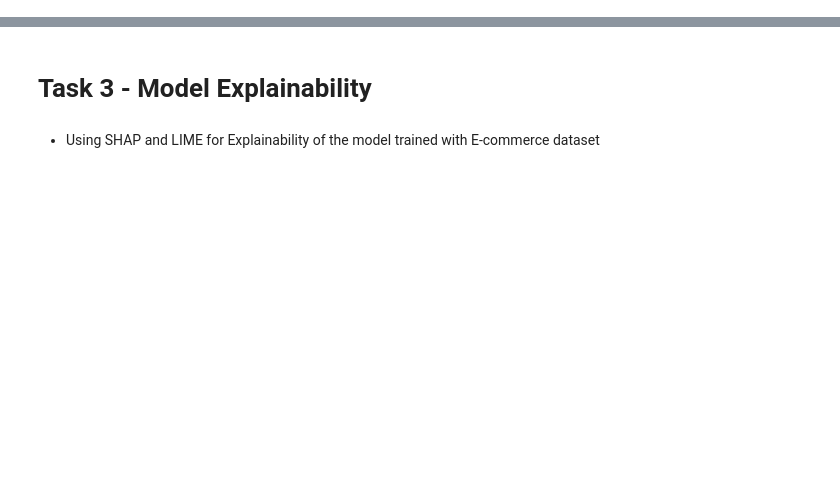
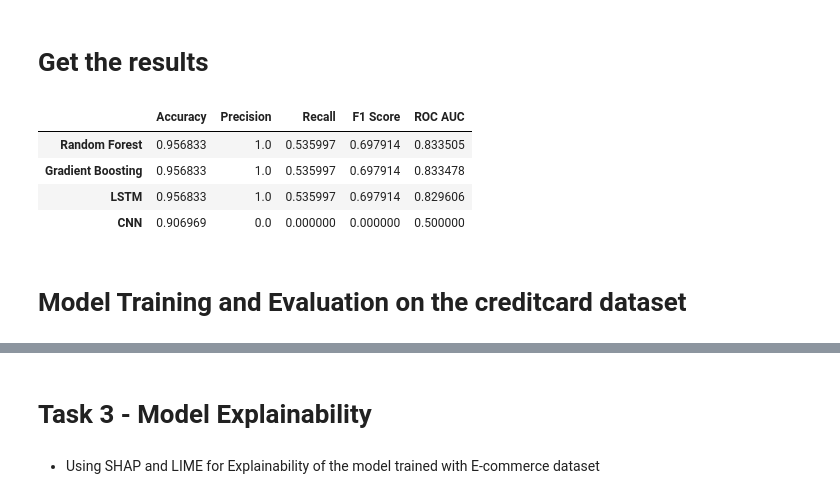
Before and after one commit to nebiyu-getachew/Fraud-Detection, a Jupyter notebook: notebooks/task_3.ipynb, the cells around one changed output, grey strips where cells are left out. Cells and saved outputs as stored; diff of their text form; code cells hidden in the pictures; blank space fills up the shorter version.

```diff
--- a/notebooks/task_3.ipynb
+++ b/notebooks/task_3.ipynb
@@ -0,0 +84,2 @@
+# %%
+fraud_data = fraud_data.drop(columns=['signup_time', 'purchase_time', 'device_id', 'country', 'source_Direct', 'source_SEO', 'browser_FireFox', 'browser_IE', 'browser_Opera', 'browser_Safari', 'sex_M'])
@@ -0,0 +101,7 @@
+# %%
+# Assuming fraud_data_fraud is the DataFrame for the fraud dataset
+_fraud = DataPreparation(fraud_data, target_column='class')
+_fraud.train_test_split(test_size=0.2, random_state=42)
+
+# Retrieving the train and test sets
+X_train_fd, X_test_fd, y_train_fd, y_test_fd = _fraud.get_train_test_data()
@@ -0,0 +129,12 @@
+# %%
+# Create instance of the pipeline
+model_pipeline = ModelPipeline(X_train_fd, X_test_fd, y_train_fd, y_test_fd)
+
+# add models
+model_pipeline.add_models()
+
+# Train and evaluate, logging with MLflow
+best_model, best_model_name = model_pipeline.train_and_evaluate()
+
+# Save the best model
+model_pipeline.save_best_models(best_model, best_model_name, 'fraud')
@@ -0,0 +171,14 @@
+# %% [markdown]
+# Get the results
+# %%
+results_fraud, y_probs_fraud = model_pipeline.get_results()
+# %%
+pd.DataFrame(results_fraud).T
+# %% [output]
+|  | Accuracy | Precision | Recall | F1 Score | ROC AUC |
+| Random Forest | 0.956833 | 1.0 | 0.535997 | 0.697914 | 0.833505 |
+| Gradient Boosting | 0.956833 | 1.0 | 0.535997 | 0.697914 | 0.833478 |
+| LSTM | 0.956833 | 1.0 | 0.535997 | 0.697914 | 0.829606 |
+| CNN | 0.906969 | 0.0 | 0.000000 | 0.000000 | 0.500000 |
+# %% [markdown]
+# Model Training and Evaluation on the creditcard dataset
```
Also changed, not shown: parts of 29 cells of this notebook.
